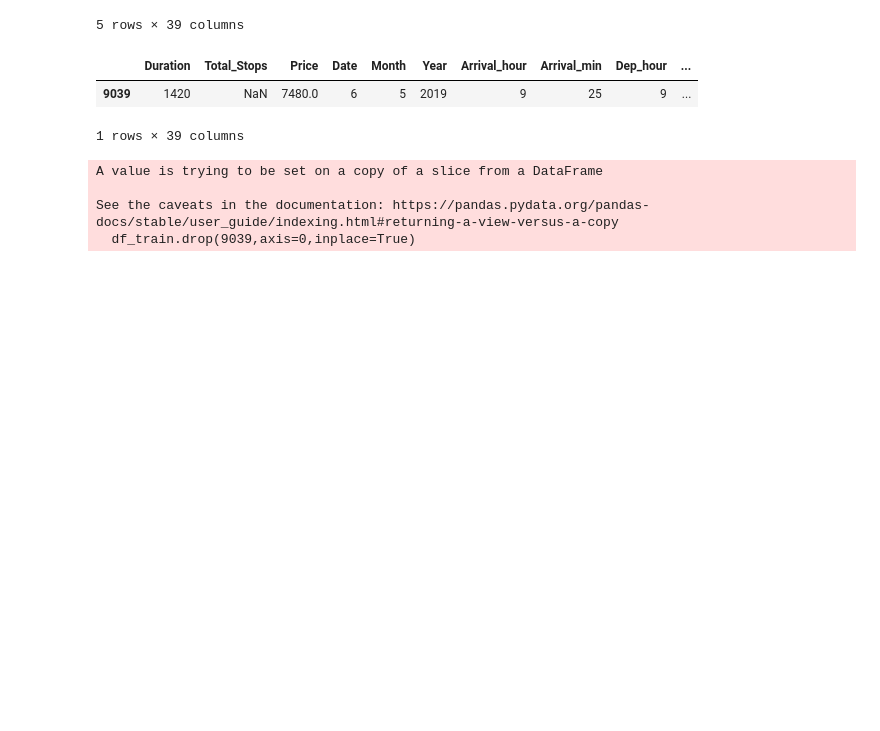
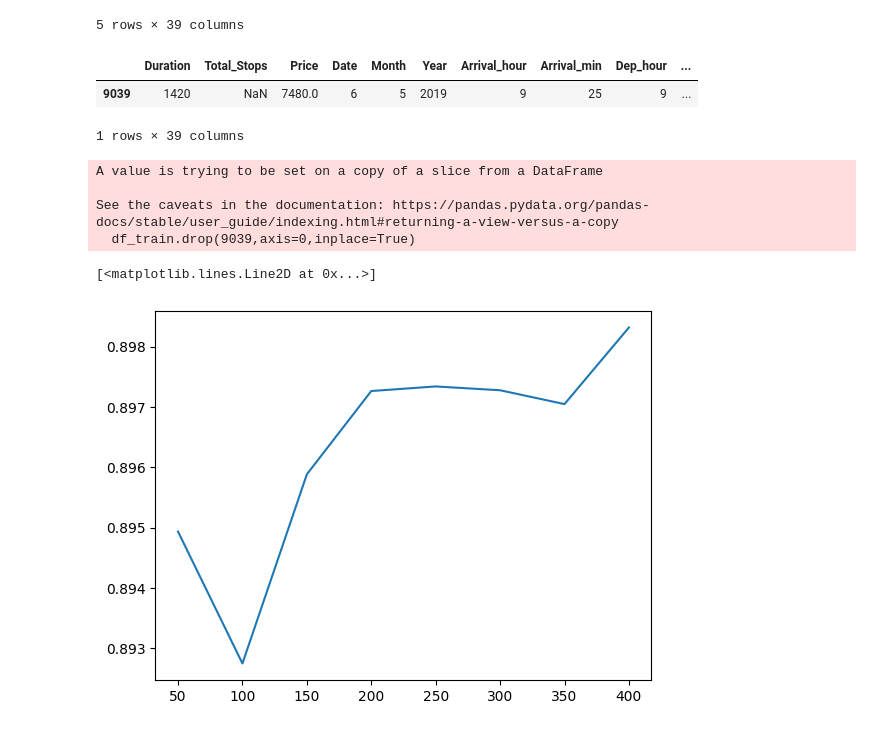
Before and after one commit to Arnav-Kapoor/machine-learning, a Jupyter notebook: FlightPricePrediction/FlightPricePrediction.ipynb, the cells around one changed output. Saved outputs shown, nothing was run; the diff lists cells and outputs as text; code cells hidden in the pictures; blank space fills up the shorter version.

```diff
--- a/FlightPricePrediction/FlightPricePrediction.ipynb
+++ b/FlightPricePrediction/FlightPricePrediction.ipynb
@@ -506,0 +508,14 @@ rf=RandomForestRegressor(n_estimators=150)
+# %%
+def get_score(n_estimators):
+    scores=cross_val_score(RandomForestRegressor(n_estimators),X,y,cv=5,scoring='r2')
+    return scores.mean()
+# %%
+results={}
+
+for i in range(1,9):
+    results[50*i]=get_score(50*i)
+# %%
+plt.plot(results.keys(),results.values())
+# %% [output]
+[<matplotlib.lines.Line2D at 0x...>]
+[figure, added]
```
Also changed, not shown: parts of 9 cells of this notebook.
